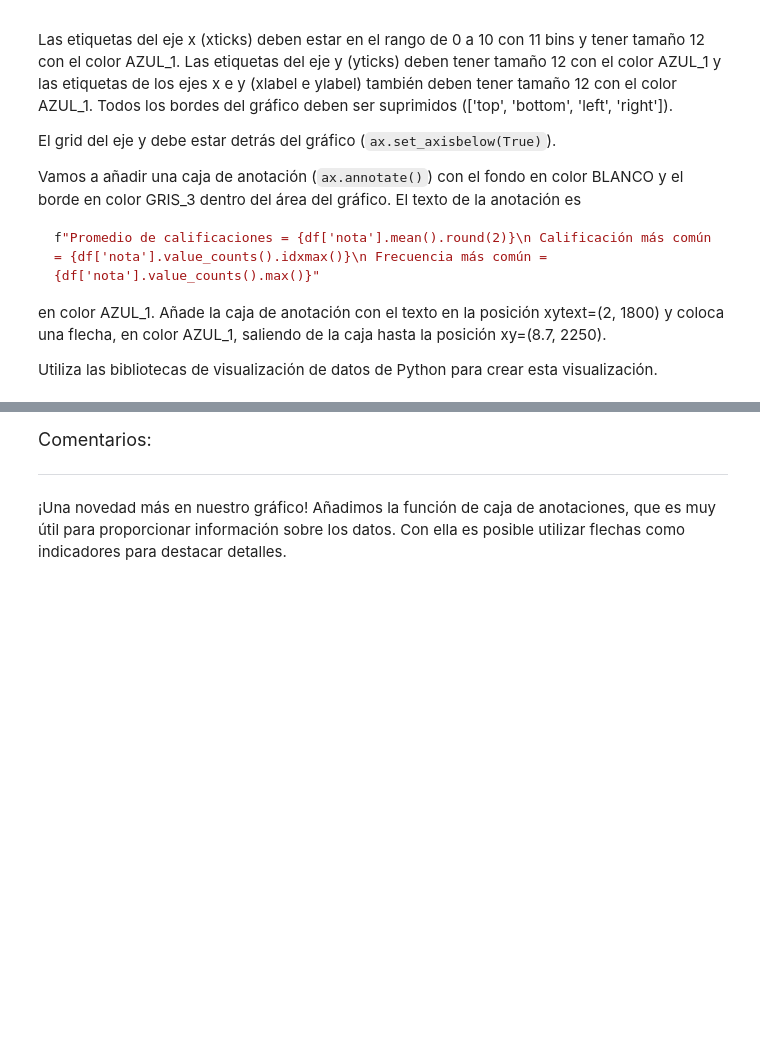
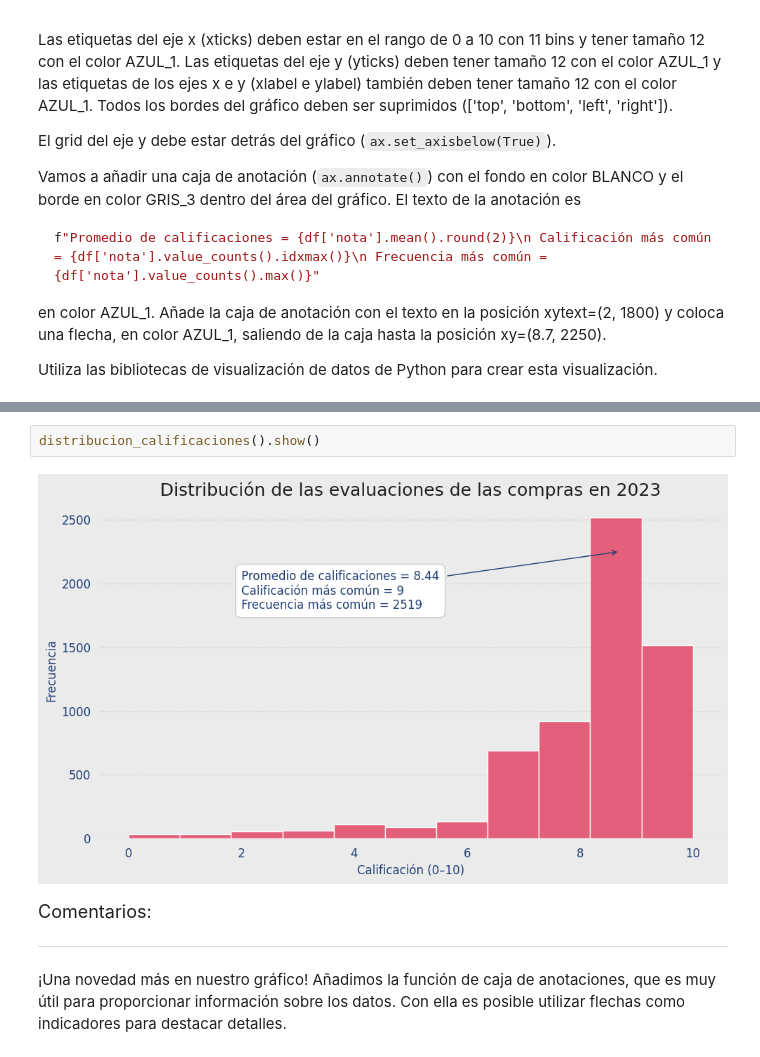
Before and after one commit to leriverah/IA-Aplicada-Ciencia-de-datos, a Jupyter notebook: IA_aplicada_a_ciencia_de_datos.ipynb, the cells around one changed output, grey strips where cells are left out. Saved outputs shown, nothing was run; the diff lists cells and outputs as text; blank space fills up the shorter version.

Commit message:
Exportando las visualizaciones

```diff
--- a/IA_aplicada_a_ciencia_de_datos.ipynb
+++ b/IA_aplicada_a_ciencia_de_datos.ipynb
@@ -1653,3 +1743,7 @@ Utiliza las bibliotecas de visualización de datos de Python para crear esta vis
+# %%
+distribucion_calificaciones().show()
+# %% [output]
+[figure, added]
 # %% [markdown]
 <font color="7b71ff" size=4> Comentarios: </font>
 
```
Also changed, not shown: parts of 8 cells of this notebook.
